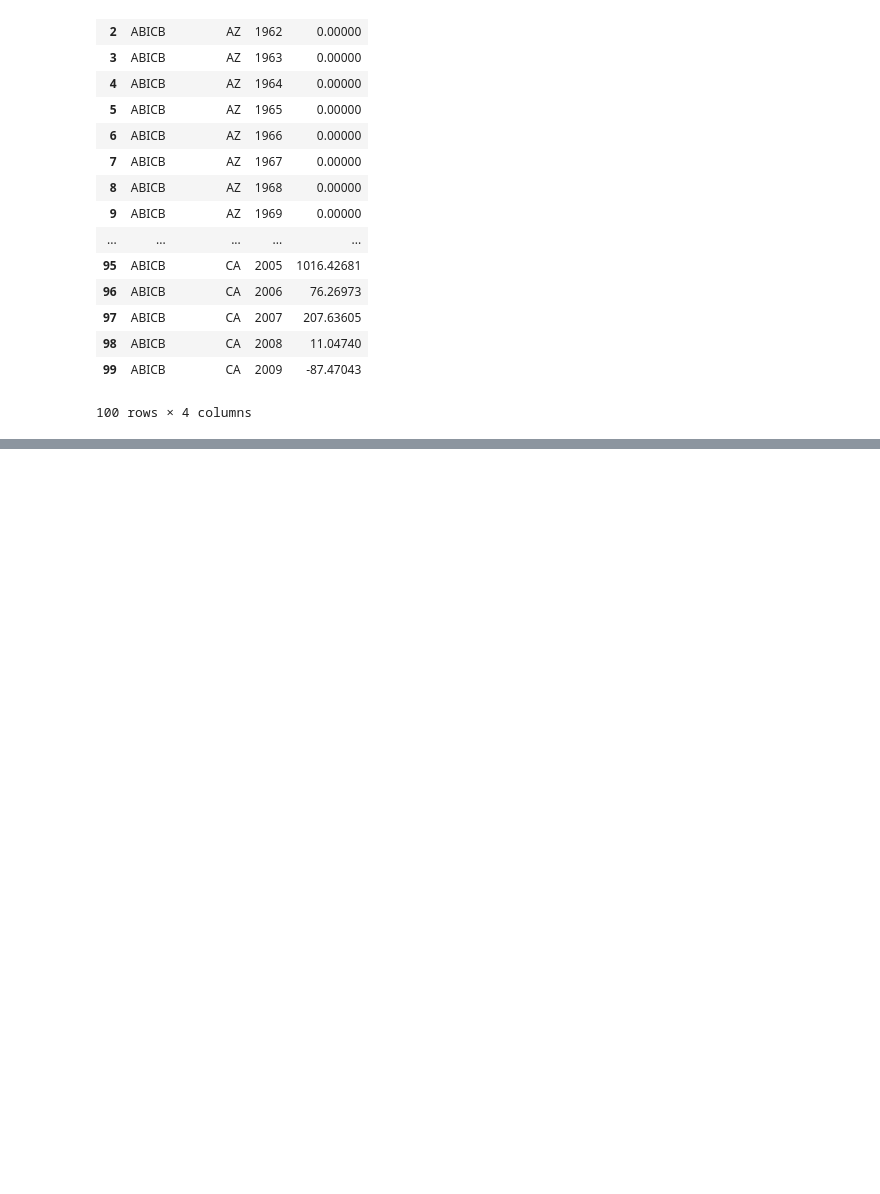
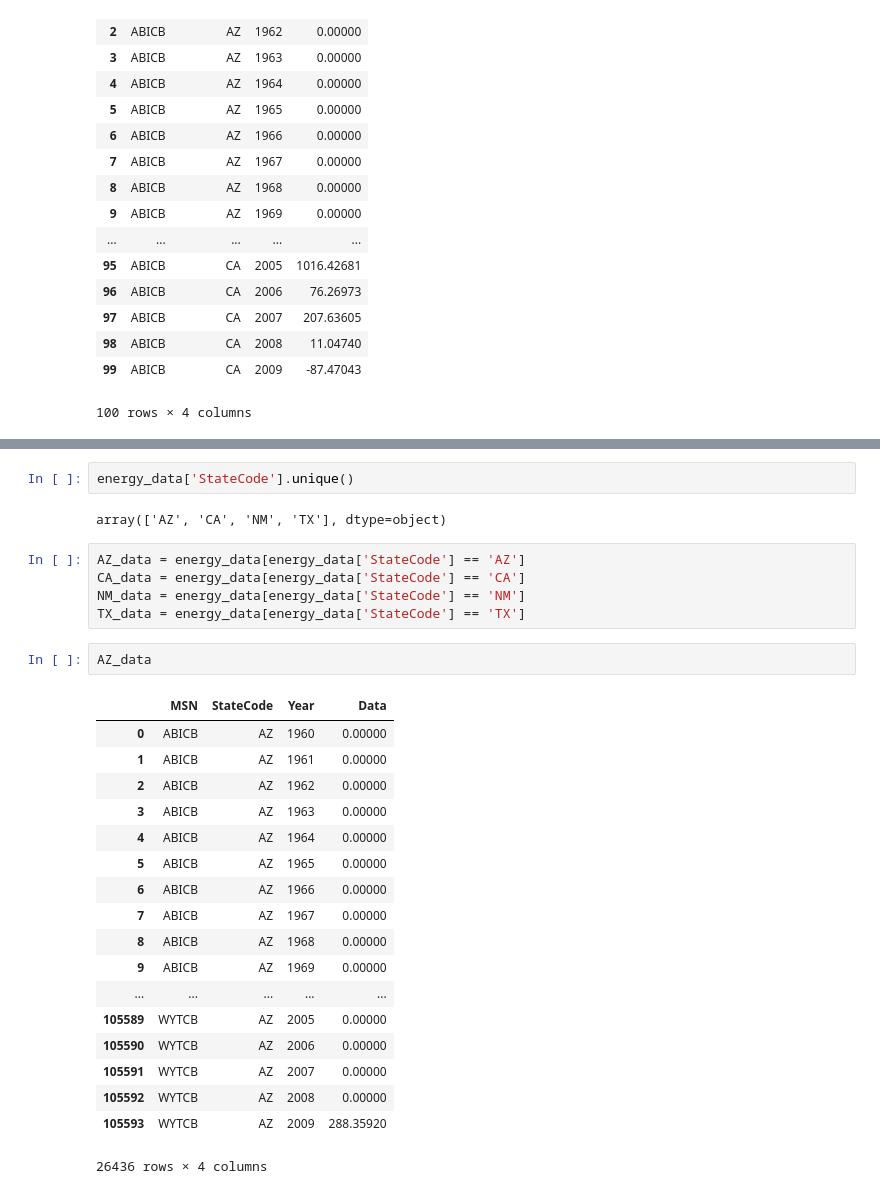
Before and after one commit to charmoniumQ/MCM-2018, a Jupyter notebook: MCM-Data-Analysis.ipynb, the cells around one changed output, grey strips where cells are left out. Cells and saved outputs as stored; diff of their text form; blank space fills up the shorter version.

Commit message:
Split data by state

```diff
--- a/MCM-Data-Analysis.ipynb
+++ b/MCM-Data-Analysis.ipynb
@@ -31,0 +85,30 @@ energy_data.head(100)
+# %%
+energy_data['StateCode'].unique()
+# %% [output]
+array(['AZ', 'CA', 'NM', 'TX'], dtype=object)
+# %%
+AZ_data = energy_data[energy_data['StateCode'] == 'AZ']
+CA_data = energy_data[energy_data['StateCode'] == 'CA']
+NM_data = energy_data[energy_data['StateCode'] == 'NM']
+TX_data = energy_data[energy_data['StateCode'] == 'TX']
+# %%
+AZ_data
+# %% [output]
+|  | MSN | StateCode | Year | Data |
+| 0 | ABICB | AZ | 1960 | 0.00000 |
+| 1 | ABICB | AZ | 1961 | 0.00000 |
+| 2 | ABICB | AZ | 1962 | 0.00000 |
+| 3 | ABICB | AZ | 1963 | 0.00000 |
+| 4 | ABICB | AZ | 1964 | 0.00000 |
+| 5 | ABICB | AZ | 1965 | 0.00000 |
+| 6 | ABICB | AZ | 1966 | 0.00000 |
+| 7 | ABICB | AZ | 1967 | 0.00000 |
+| 8 | ABICB | AZ | 1968 | 0.00000 |
+| 9 | ABICB | AZ | 1969 | 0.00000 |
+| ... | ... | ... | ... | ... |
+| 105589 | WYTCB | AZ | 2005 | 0.00000 |
+| 105590 | WYTCB | AZ | 2006 | 0.00000 |
+| 105591 | WYTCB | AZ | 2007 | 0.00000 |
+| 105592 | WYTCB | AZ | 2008 | 0.00000 |
+| 105593 | WYTCB | AZ | 2009 | 288.35920 |
+26436 rows × 4 columns
```
Also changed, not shown: parts of 5 cells of this notebook.
